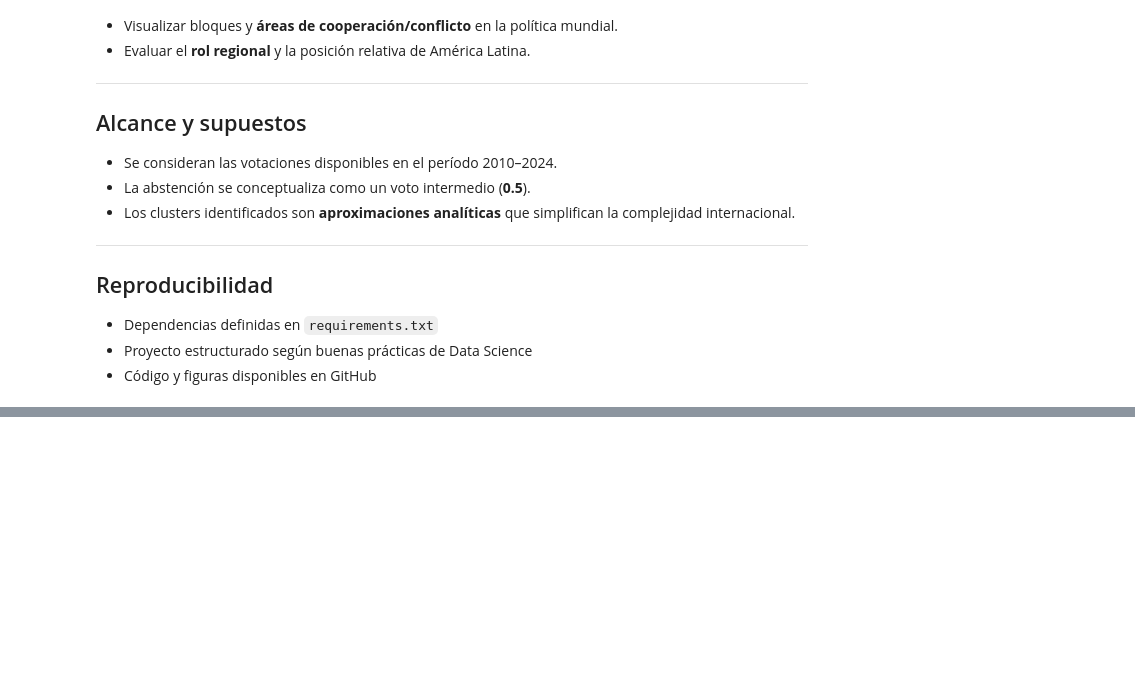
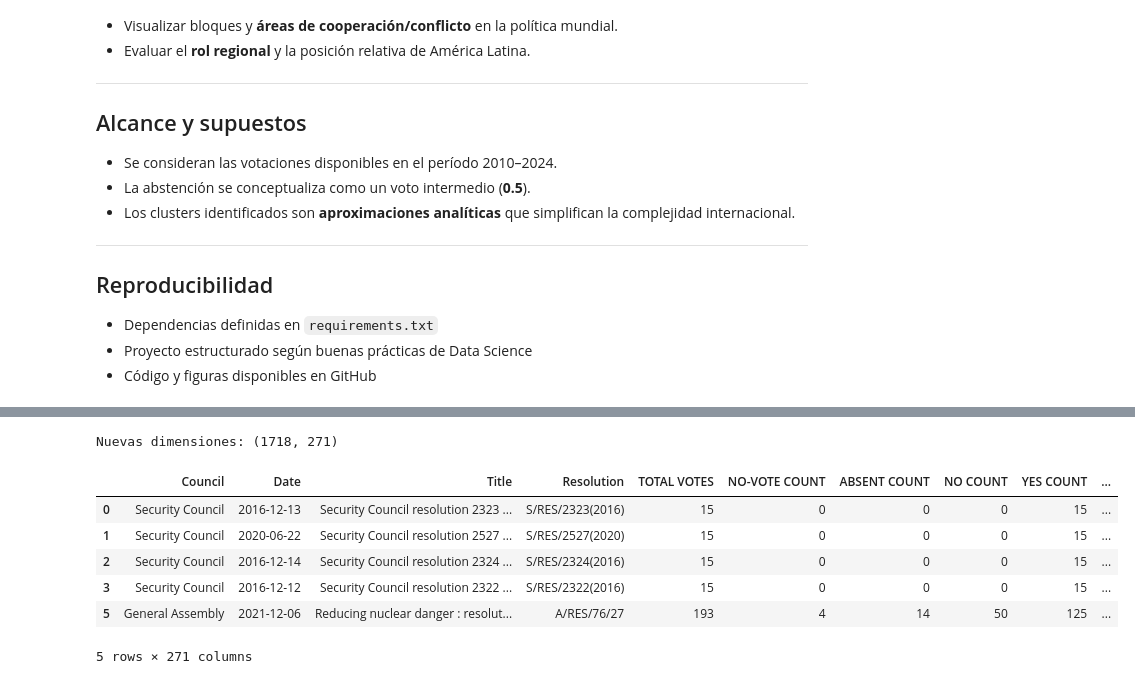
Before and after one commit to fernandezelias/UN_Voting_Clustering, a Jupyter notebook: un_votes_clustering.ipynb, the cells around one changed output, grey strips where cells are left out. Saved outputs shown, nothing was run; the diff lists cells and outputs as text; code cells hidden in the pictures; blank space fills up the shorter version.

```diff
--- a/un_votes_clustering.ipynb
+++ b/un_votes_clustering.ipynb
@@ -101,0 +140,15 @@ plt.rcParams['figure.figsize'] = (10, 6)
+# %%
+# --- Conversión de fecha a datetime y extracción de año ---
+df.loc[:, 'Date'] = pd.to_datetime(df['Date'], errors='coerce')
+df.loc[:, 'year'] = df['Date'].dt.year
+
+# --- Eliminación de registros sin fecha válida ---
+df = df[df['year'].notna()].copy()
+df.loc[:, 'year'] = df['year'].astype(int)
+
+# --- Verificación de cobertura temporal ---
+print("Años disponibles en el dataset:")
+print(sorted(df['year'].unique()))
+
+print("\nCantidad de votos por año:")
+display(df['year'].value_counts().sort_index())
@@ -101,0 +173,9 @@ plt.rcParams['figure.figsize'] = (10, 6)
+# %%
+# --- Conversión de fecha a datetime y extracción de año ---
+df.loc[:, 'Date'] = pd.to_datetime(df['Date'], errors='coerce')
+df.loc[:, 'year'] = df['Date'].dt.year
+
+# --- Eliminación de registros sin fecha válida ---
+df = df[df['year'].notna()].copy()  # <-- ¡clave!
+df.loc[:, 'year'] = df['year'].astype(int)
+print("\nCantidad de votos por año:")
@@ -101,0 +190,15 @@ plt.rcParams['figure.figsize'] = (10, 6)
+# %%
+# --- Filtrado por período de análisis ---
+df = df[(df['year'] >= 2010) & (df['year'] <= 2024)].copy()
+
+print("Nuevas dimensiones:", df.shape)
+display(df.head())
+# %% [output]
+Nuevas dimensiones: (1718, 271)
+|  | Council | Date | Title | Resolution | TOTAL VOTES | NO-VOTE COUNT | ABSENT COUNT | NO COUNT | YES COUNT | ... |
+| 0 | Security Council | 2016-12-13 | Security Council resolution 2323 ... | S/RES/2323(2016) | 15 | 0 | 0 | 0 | 15 | ... |
+| 1 | Security Council | 2020-06-22 | Security Council resolution 2527 ... | S/RES/2527(2020) | 15 | 0 | 0 | 0 | 15 | ... |
+| 2 | Security Council | 2016-12-14 | Security Council resolution 2324 ... | S/RES/2324(2016) | 15 | 0 | 0 | 0 | 15 | ... |
+| 3 | Security Council | 2016-12-12 | Security Council resolution 2322 ... | S/RES/2322(2016) | 15 | 0 | 0 | 0 | 15 | ... |
+| 5 | General Assembly | 2021-12-06 | Reducing nuclear danger : resolut... | A/RES/76/27 | 193 | 4 | 14 | 50 | 125 | ... |
+5 rows × 271 columns
```
Also changed, not shown: parts of 38 cells of this notebook.
